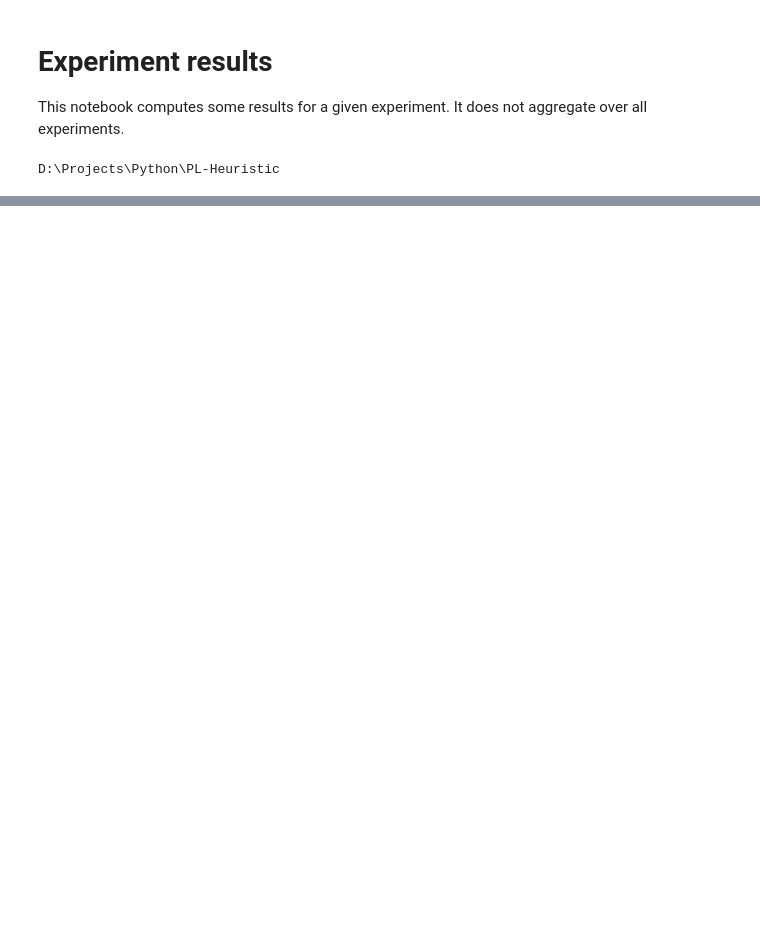
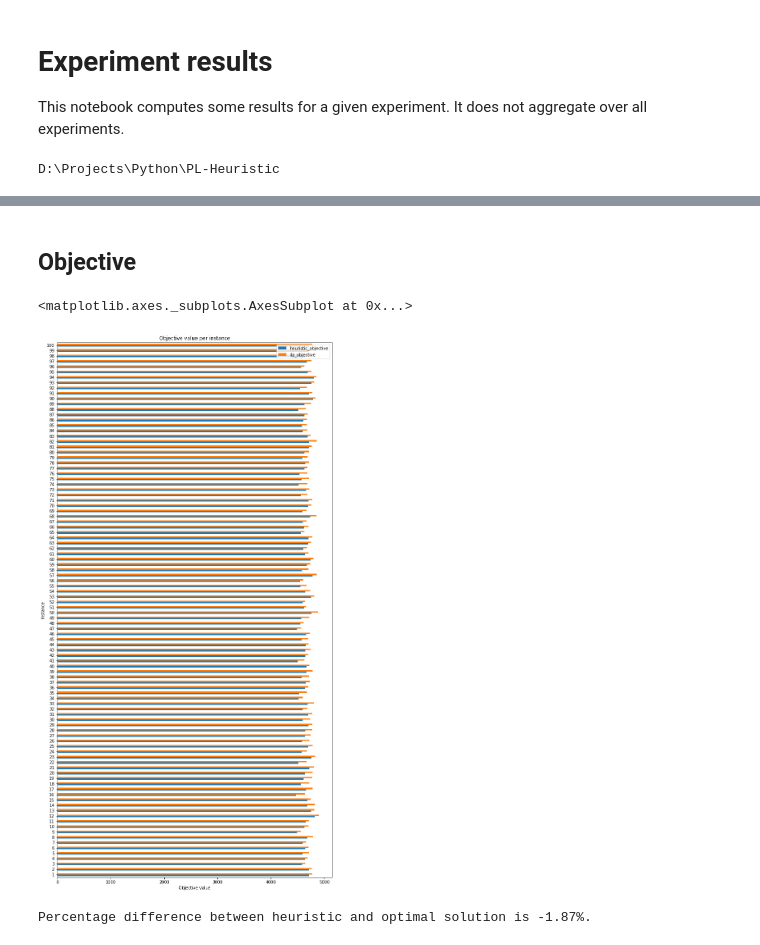
Before and after one commit to N-Wouda/PL-Hourly-Heuristic, a Jupyter notebook: analysis/single_experiment.ipynb, the cells around one changed output, grey strips where cells are left out. Drawn from its saved outputs; the diff is of its cells as text; code cells hidden in the pictures; blank space fills up the shorter version.

```diff
--- a/analysis/single_experiment.ipynb
+++ b/analysis/single_experiment.ipynb
@@ -25,0 +34,3 @@ else:
+# %%
+df = pd.DataFrame(results, index=np.arange(1, 101))
+df.describe()
@@ -25,0 +47,18 @@ else:
+# %% [markdown]
+## Objective
+# %%
+_, ax = plt.subplots(figsize=(12, 24))
+
+ax.set_title("Objective value per instance")
+ax.set_ylabel("Instance")
+ax.set_xlabel("Objective value")
+
+df[["heuristic_objective", "ilp_objective"]].plot.barh(ax=ax)
+# %% [output]
+<matplotlib.axes._subplots.AxesSubplot at 0x...>
+[figure, added]
+# %%
+difference = (100 * (df['heuristic_objective'] - df['ilp_objective']) / df['ilp_objective']).mean()
+print(f"Percentage difference between heuristic and optimal solution is {difference:.2f}%.")
+# %% [output]
+Percentage difference between heuristic and optimal solution is -1.87%.
```
Also changed, not shown: parts of 4 cells of this notebook, 4 other files.
